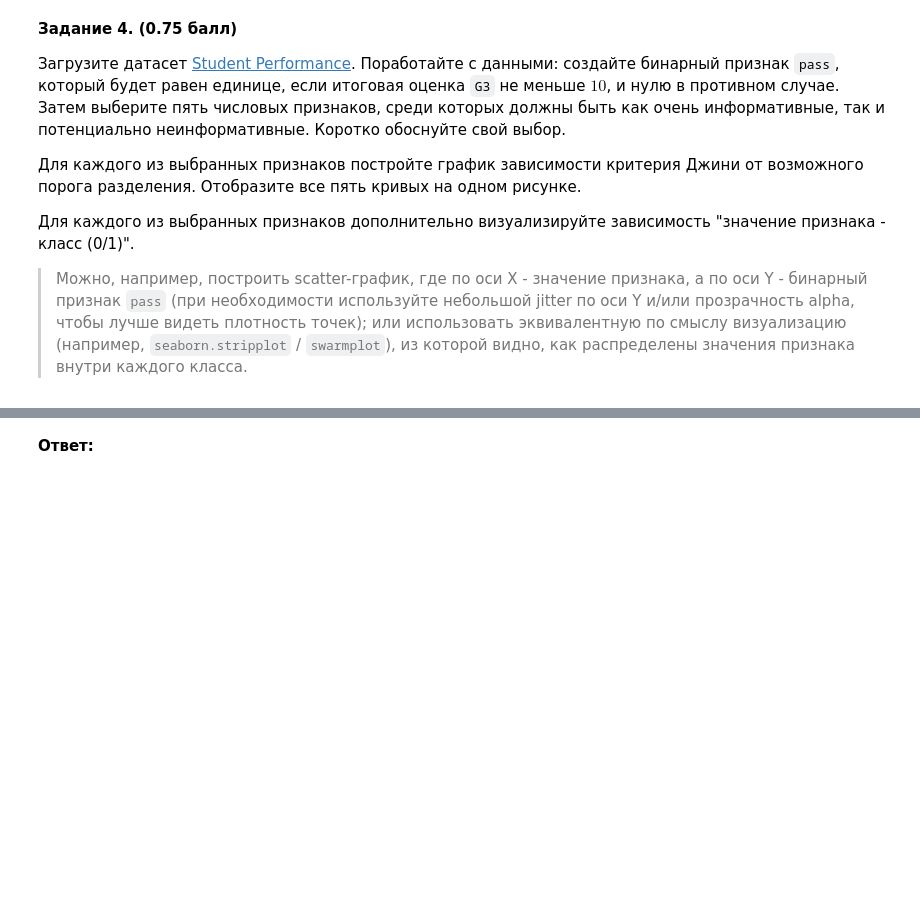
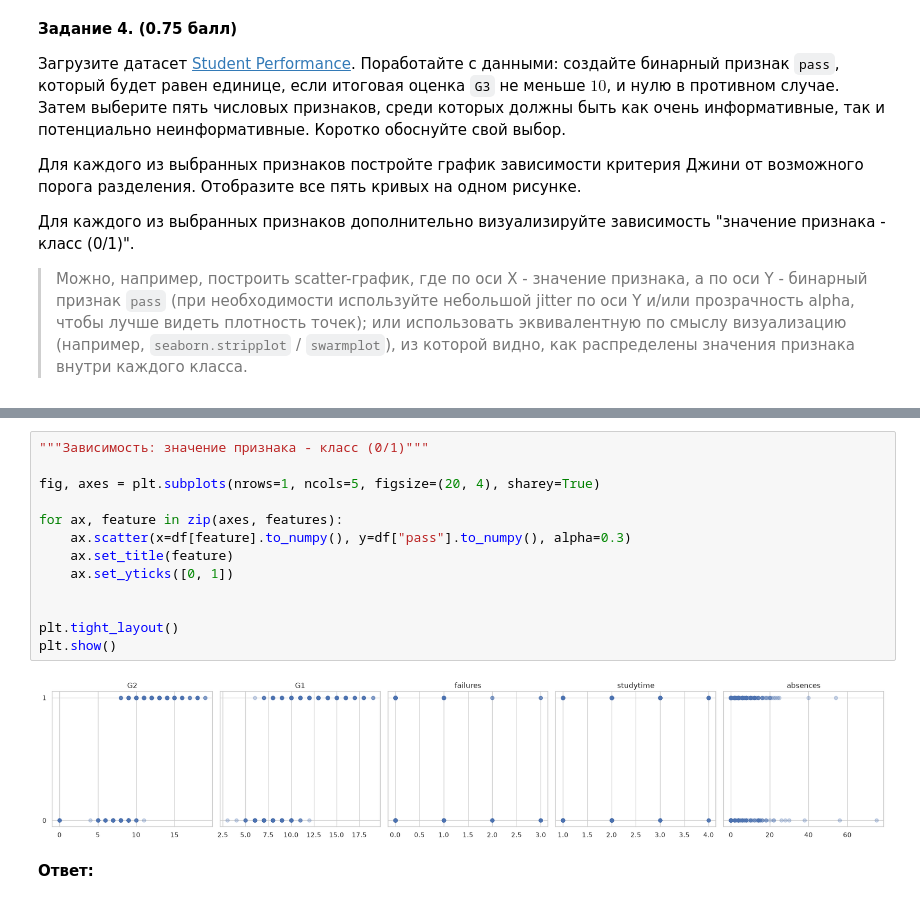
Before and after one commit to 9santa/ml-course-hse, a Jupyter notebook: ml1-2026-spring/homework-practice/homework-practice-05-trees/homework-practice-05-trees.ipynb, the cells around one changed output, grey strips where cells are left out. Saved outputs shown, nothing was run; the diff lists cells and outputs as text; blank space fills up the shorter version.

```diff
--- a/ml1-2026-spring/homework-practice/homework-practice-05-trees/homework-practice-05-trees.ipynb
+++ b/ml1-2026-spring/homework-practice/homework-practice-05-trees/homework-practice-05-trees.ipynb
@@ -271,3 +429,18 @@ __Задание 4. (0.75 балл)__
+# %%
+"""Зависимость: значение признака - класс (0/1)"""
+
+fig, axes = plt.subplots(nrows=1, ncols=5, figsize=(20, 4), sharey=True)
+
+for ax, feature in zip(axes, features):
+    ax.scatter(x=df[feature].to_numpy(), y=df["pass"].to_numpy(), alpha=0.3)
+    ax.set_title(feature)
+    ax.set_yticks([0, 1])
+
+
+plt.tight_layout()
+plt.show()
+# %% [output]
+[figure, added]
 # %% [markdown]
 __Ответ:__
 # %% [markdown]
```
Also changed, not shown: parts of 9 cells of this notebook.
